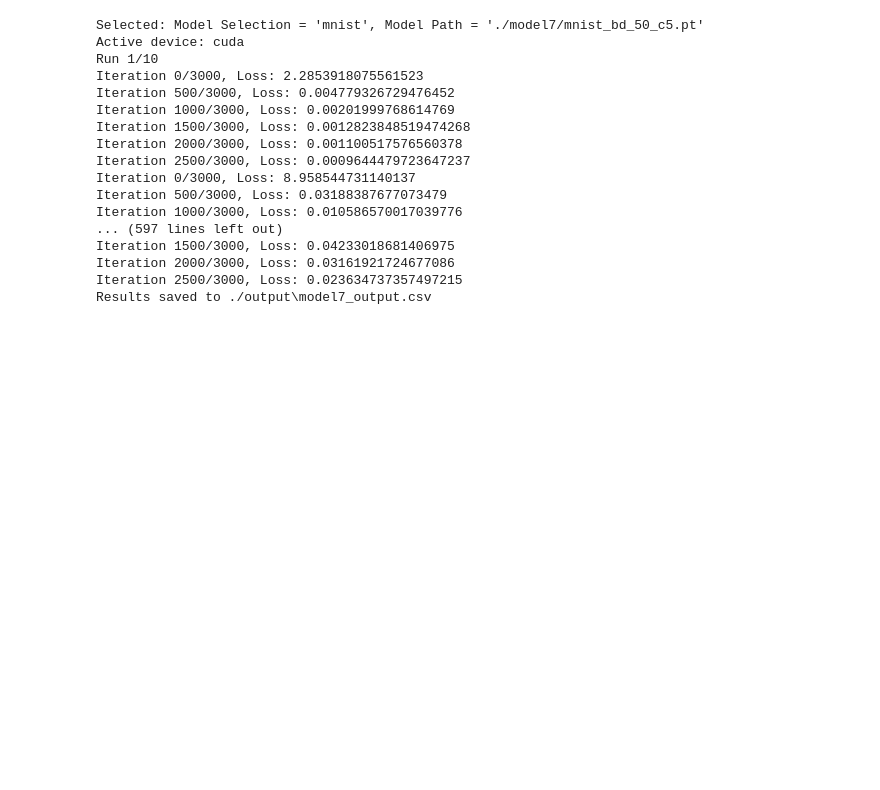
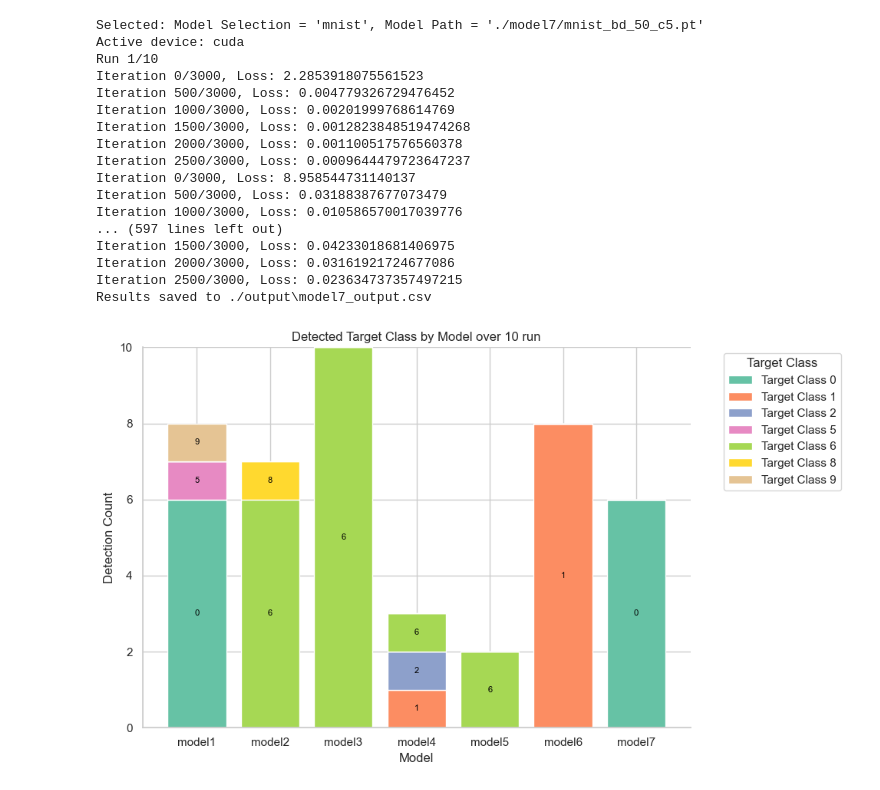
Before and after one commit to noye09/cs612_SMU_g4, a Jupyter notebook: backdoor_cs612/neural_cleanse_v2.ipynb, the cells around one changed output. Drawn from its saved outputs; the diff is of its cells as text; code cells hidden in the pictures; blank space fills up the shorter version.

Commit message:
final code and plots

```diff
--- a/backdoor_cs612/neural_cleanse_v2.ipynb
+++ b/backdoor_cs612/neural_cleanse_v2.ipynb
@@ -373,0 +402,58 @@ Results saved to ./output\model7_output.csv
+# %%
+import matplotlib.pyplot as plt
+import seaborn as sns
+import pandas as pd
+
+# Set a simpler color palette
+palette = sns.color_palette('Set2')
+
+# Handle NA values by dropping them from the relevant columns
+df_merge_dropna = df_merge.dropna(subset=['model', 'target_class'])
+
+# Calculate the target class counts for each model
+target_class_counts = df_merge_dropna.pivot_table(index='model', columns='target_class', aggfunc='size', fill_value=0)
+
+# Define colors for each target class
+unique_target_classes = sorted(df_merge_dropna['target_class'].unique())
+target_class_colors = dict(zip(unique_target_classes, palette[:len(unique_target_classes)]))
+
+# Plot with target class counts stacked, with labels for each section
+fig, ax = plt.subplots(figsize=(10, 6))
+
+for target_class in unique_target_classes:
+    # Plot each bar segment with the designated color
+    ax.bar(
+        target_class_counts.index,
+        target_class_counts[target_class],
+        label=f'Target Class {target_class}',
+        bottom=target_class_counts.loc[:, :target_class].sum(axis=1) - target_class_counts[target_class],
+        color=target_class_colors[target_class]
+    )
+
+    # Add target class labels on each bar segment
+    for idx, value in enumerate(target_class_counts[target_class]):
+        if value > 0:  # Display label only if the value is non-zero
+            ax.text(
+                x=idx,
+                y=target_class_counts.loc[target_class_counts.index[idx], :target_class].sum() - value / 2,
+                s=f'{target_class}',  # Displaying the target class label
+                ha='center',
+                va='center',
+                fontsize=8,
+                color="black"
+            )
+
+# Titles, labels, and legend setup
+ax.set_title('Detected Target Class by Model over 10 run')
+ax.set_xlabel('Model')
+ax.set_ylabel('Detection Count')
+ax.legend(title='Target Class', bbox_to_anchor=(1.05, 1), loc='upper left')
+
+# Remove extra spines for a cleaner look
+ax.spines['top'].set_visible(False)
+ax.spines['right'].set_visible(False)
+
+plt.tight_layout()
+plt.show()
+# %% [output]
+[figure, added]
```
Also changed, not shown: parts of 3 cells of this notebook, 10 other files.
